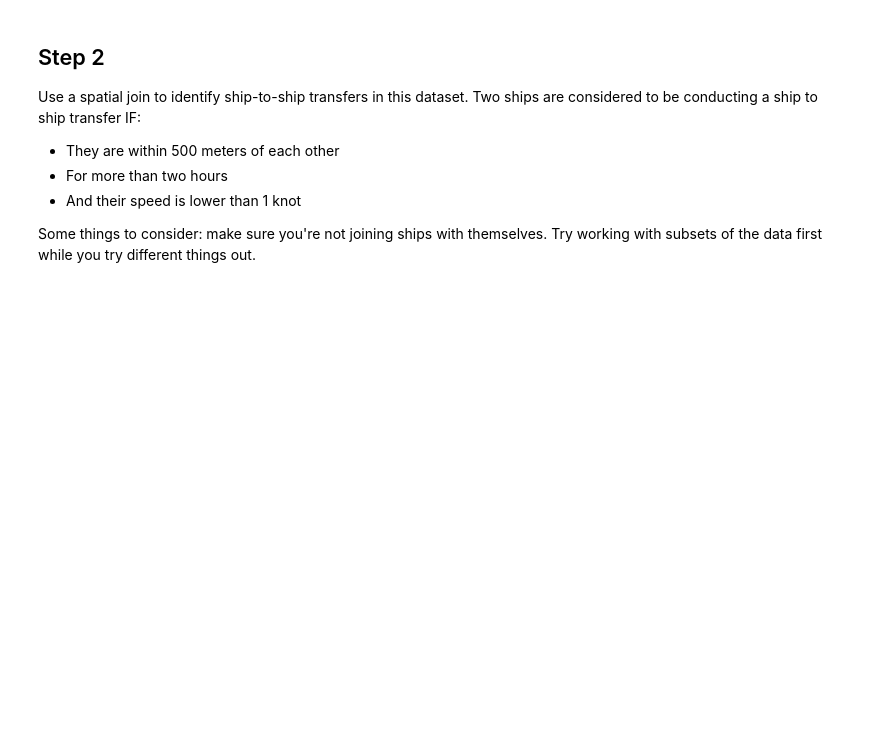
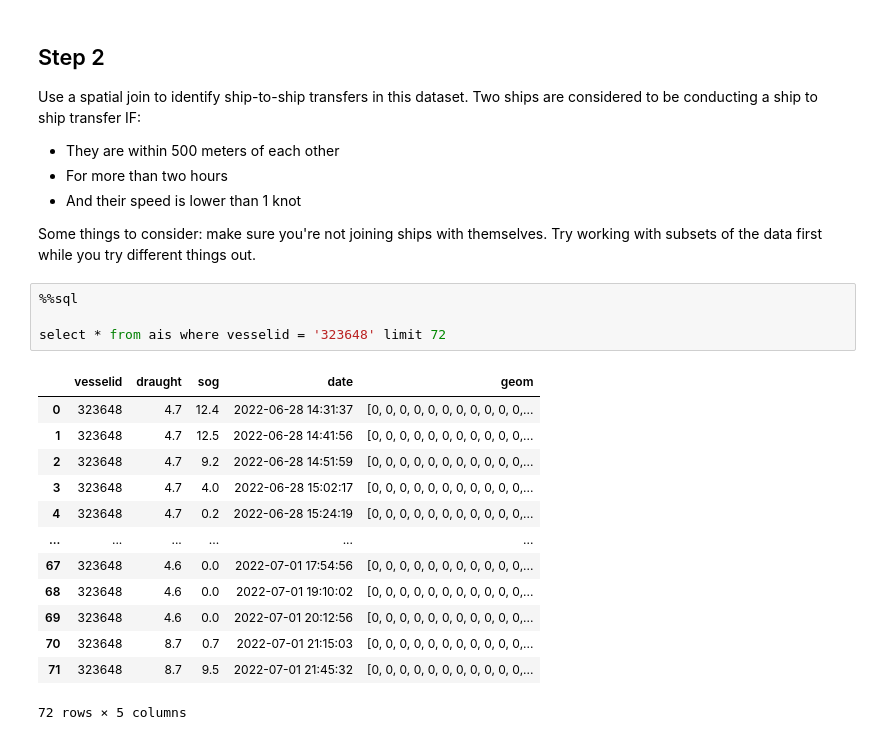
Before and after one commit to lukegbenson/casa0025, a Jupyter notebook: notebooks/W04_postgis2.ipynb, the cells around one changed output. Cells and saved outputs as stored; diff of their text form; blank space fills up the shorter version.

```diff
--- a/notebooks/W04_postgis2.ipynb
+++ b/notebooks/W04_postgis2.ipynb
@@ -291,3 +375,21 @@ Two ships are considered to be conducting a ship to ship transfer IF:
 * And their speed is lower than 1 knot
 
 Some things to consider: make sure you're not joining ships with themselves. Try working with subsets of the data first while you try different things out.
+# %%
+%%sql
+
+select * from ais where vesselid = '323648' limit 72
+# %% [output]
+|  | vesselid | draught | sog | date | geom |
+| 0 | 323648 | 4.7 | 12.4 | 2022-06-28 14:31:37 | [0, 0, 0, 0, 0, 0, 0, 0, 0, 0, 0,... |
+| 1 | 323648 | 4.7 | 12.5 | 2022-06-28 14:41:56 | [0, 0, 0, 0, 0, 0, 0, 0, 0, 0, 0,... |
+| 2 | 323648 | 4.7 | 9.2 | 2022-06-28 14:51:59 | [0, 0, 0, 0, 0, 0, 0, 0, 0, 0, 0,... |
+| 3 | 323648 | 4.7 | 4.0 | 2022-06-28 15:02:17 | [0, 0, 0, 0, 0, 0, 0, 0, 0, 0, 0,... |
+| 4 | 323648 | 4.7 | 0.2 | 2022-06-28 15:24:19 | [0, 0, 0, 0, 0, 0, 0, 0, 0, 0, 0,... |
+| ... | ... | ... | ... | ... | ... |
+| 67 | 323648 | 4.6 | 0.0 | 2022-07-01 17:54:56 | [0, 0, 0, 0, 0, 0, 0, 0, 0, 0, 0,... |
+| 68 | 323648 | 4.6 | 0.0 | 2022-07-01 19:10:02 | [0, 0, 0, 0, 0, 0, 0, 0, 0, 0, 0,... |
+| 69 | 323648 | 4.6 | 0.0 | 2022-07-01 20:12:56 | [0, 0, 0, 0, 0, 0, 0, 0, 0, 0, 0,... |
+| 70 | 323648 | 8.7 | 0.7 | 2022-07-01 21:15:03 | [0, 0, 0, 0, 0, 0, 0, 0, 0, 0, 0,... |
+| 71 | 323648 | 8.7 | 9.5 | 2022-07-01 21:45:32 | [0, 0, 0, 0, 0, 0, 0, 0, 0, 0, 0,... |
+72 rows × 5 columns
```
Also changed, not shown: parts of 18 cells of this notebook.
